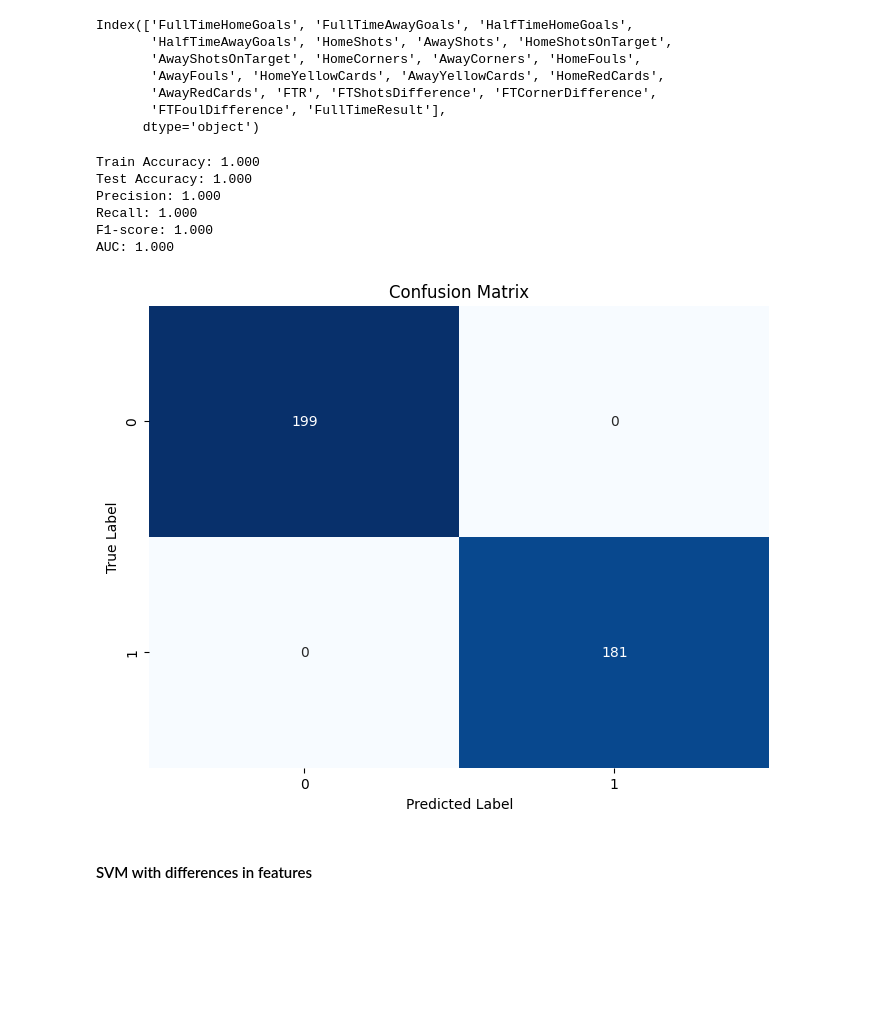
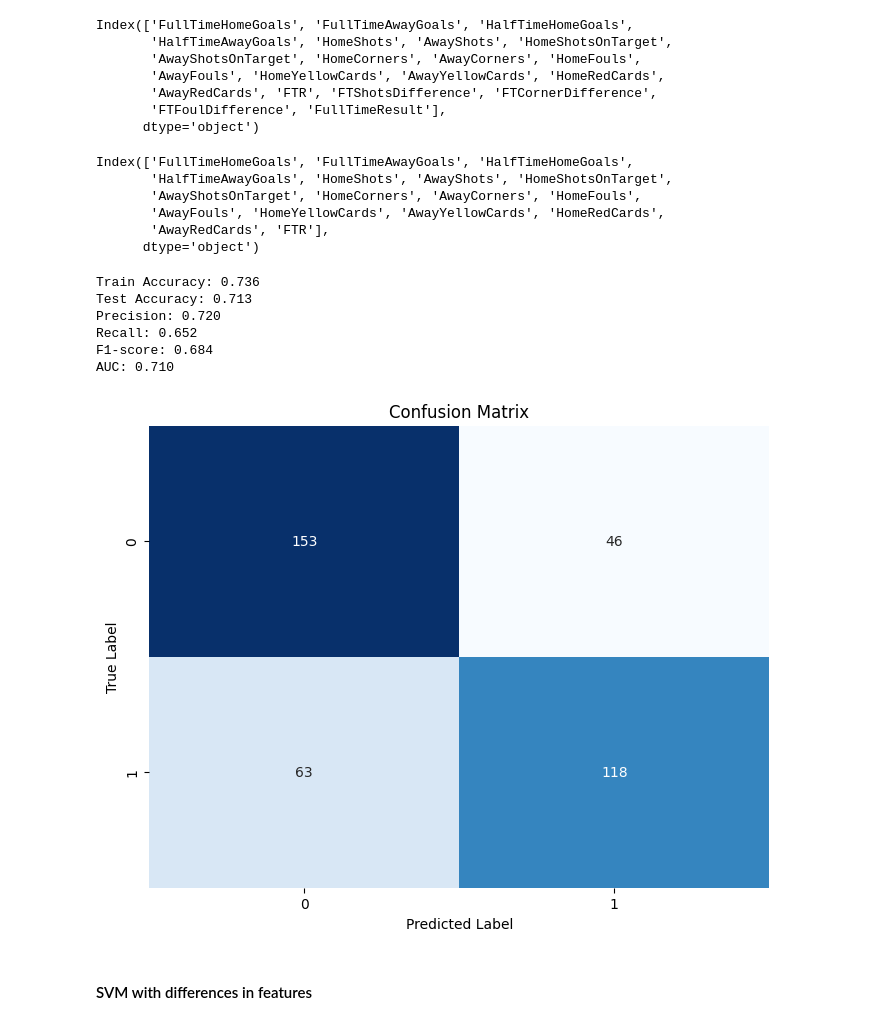
Before and after one commit to BhosaleAniket/MATH-189-Final-Project, a Jupyter notebook: final_project.ipynb, the cells around one changed output. Drawn from its saved outputs; the diff is of its cells as text; code cells hidden in the pictures; blank space fills up the shorter version.

```diff
--- a/final_project.ipynb
+++ b/final_project.ipynb
@@ -1090,12 +1090,21 @@ Index(['FullTimeHomeGoals', 'FullTimeAwayGoals', 'HalfTimeHomeGoals',
        'AwayRedCards', 'FTR', 'FTShotsDifference', 'FTCornerDifference',
        'FTFoulDifference', 'FullTimeResult'],
       dtype='object')
+# %%
+df_numerical.columns
+# %% [output]
+Index(['FullTimeHomeGoals', 'FullTimeAwayGoals', 'HalfTimeHomeGoals',
+       'HalfTimeAwayGoals', 'HomeShots', 'AwayShots', 'HomeShotsOnTarget',
+       'AwayShotsOnTarget', 'HomeCorners', 'AwayCorners', 'HomeFouls',
+       'AwayFouls', 'HomeYellowCards', 'AwayYellowCards', 'HomeRedCards',
+       'AwayRedCards', 'FTR'],
+      dtype='object')
 # %%
 # SVM with numerical features
 
 # preparing data
-X = df_numerical_difference.drop(columns=["FullTimeResult", "FullTimeHomeGoals", "HalfTimeHomeGoals", "FullTimeAwayGoals", "HalfTimeAwayGoals", "HomeShots", "AwayShots", "HomeFouls", "AwayFouls"])
-y = df_numerical_difference["FullTimeResult"]
+X = df_numerical.drop(columns=["FTR", "FullTimeHomeGoals", "HalfTimeHomeGoals", "FullTimeAwayGoals", "HalfTimeAwayGoals", "HomeShots", "AwayShots", "HomeFouls", "AwayFouls"])
+y = df_numerical["FTR"]
 X_train, X_test, y_train, y_test = train_test_split(X, y, test_size=0.2, random_state=42)
 
 # training
@@ -1108,40 +1117,40 @@ y_pred_test = svm.predict(X_test)
 
 # accuracy
 train_accuracy = accuracy_score(y_train, y_pred_train)
 test_accuracy = accuracy_score(y_test, y_pred_test)
 
 print(f"Train Accuracy: {train_accuracy:.3f}")
 print(f"Test Accuracy: {test_accuracy:.3f}")
 
 # print precision, recall, F-1, roc-auc-score
 precision = precision_score(y_test, y_pred_test)
 recall = recall_score(y_test, y_pred_test)
 f1 = f1_score(y_test, y_pred_test)
 auc = roc_auc_score(y_test, y_pred_test)
 
 print(f"Precision: {precision:.3f}")
 print(f"Recall: {recall:.3f}")
 print(f"F1-score: {f1:.3f}")
 print(f"AUC: {auc:.3f}")
 
 # create a confusion matrix
 cm = confusion_matrix(y_test, y_pred_test)
 
 # plot the confusion matrix
 plt.figure(figsize=(8, 6))
 sns.heatmap(cm, annot=True, fmt='d', cmap='Blues', cbar=False)
 plt.xlabel('Predicted Label')
 plt.ylabel('True Label')
 plt.title('Confusion Matrix')
 plt.show()
 # %% [output]
-Train Accuracy: 1.000
-Test Accuracy: 1.000
-Precision: 1.000
-Recall: 1.000
-F1-score: 1.000
-AUC: 1.000
+Train Accuracy: 0.736
+Test Accuracy: 0.713
+Precision: 0.720
+Recall: 0.652
+F1-score: 0.684
+AUC: 0.710
-[figure, old version]
+[figure, new version]
 # %% [markdown]
 #### SVM with differences in features
 # %%
```
Also changed, not shown: parts of 3 cells of this notebook.
